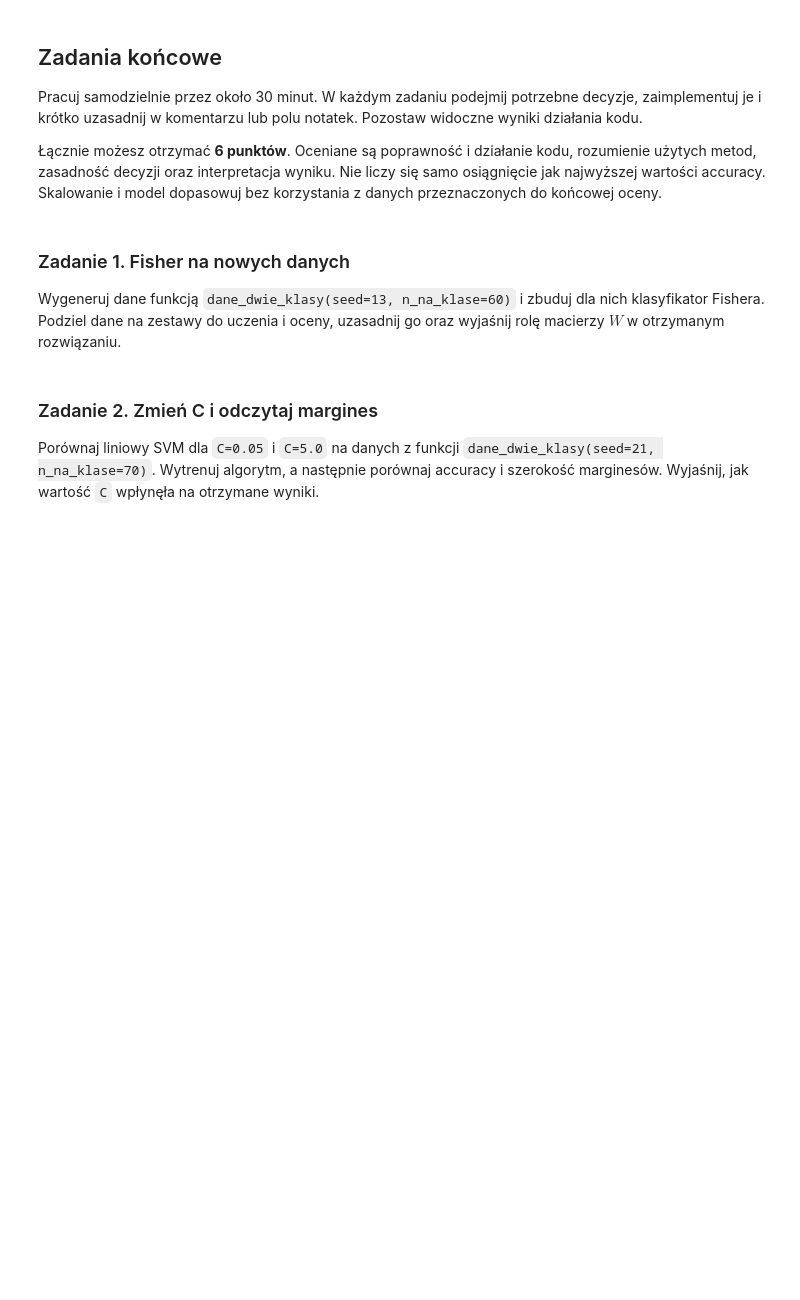
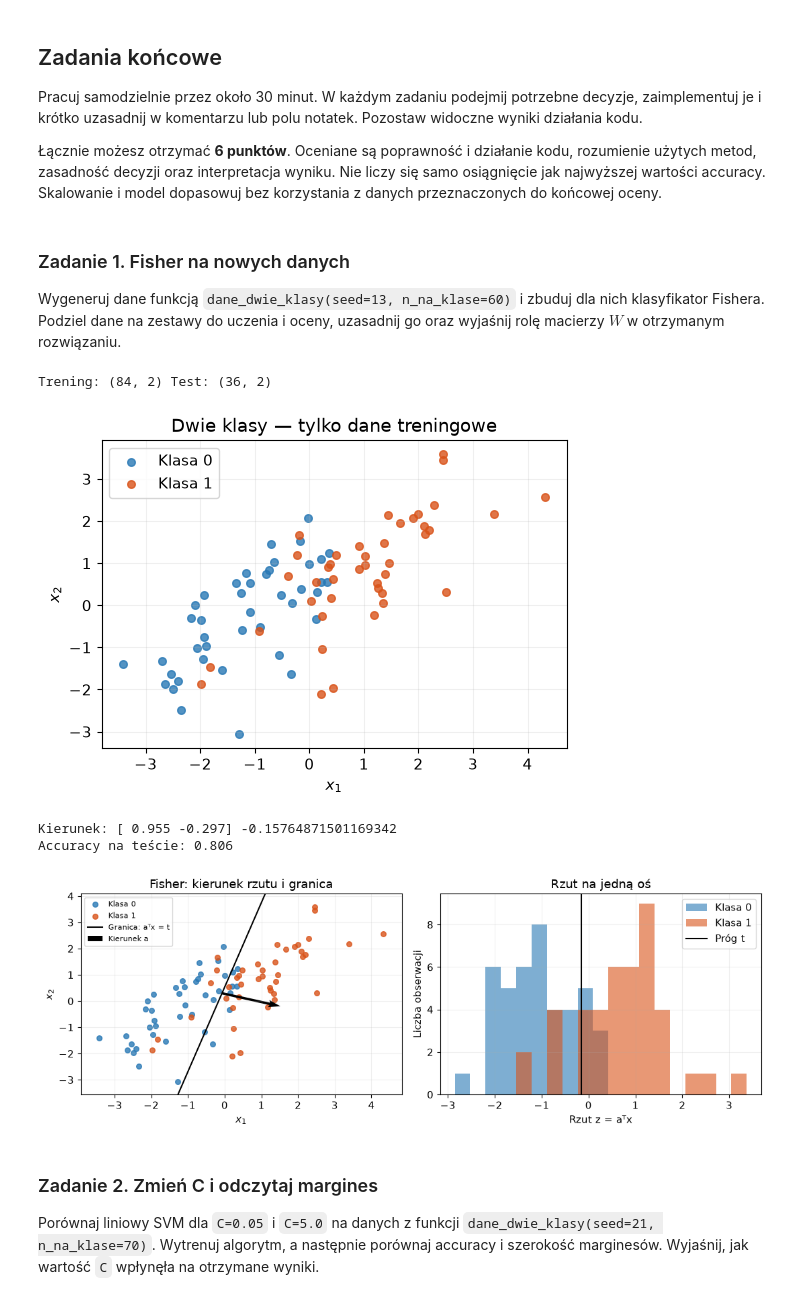
Before and after one commit to MichalPietruszynski7/um, a Jupyter notebook: lab1/lab01_fisher_svm.ipynb, the cells around one changed output. Cells and saved outputs as stored; diff of their text form; code cells hidden in the pictures; blank space fills up the shorter version.

```diff
--- a/lab1/lab01_fisher_svm.ipynb
+++ b/lab1/lab01_fisher_svm.ipynb
@@ -415,6 +429,63 @@ dla nich klasyfikator Fishera. Podziel dane na zestawy do uczenia
 i oceny, uzasadnij go oraz wyjaśnij rolę macierzy $W$ w otrzymanym rozwiązaniu.
 # %%
 # Rozwiązanie zadania 1
+X, y = dane_dwie_klasy(seed=13,n_na_klase=60)
+X_train, X_test, y_train, y_test = train_test_split(
+    X, y, test_size=0.30, stratify=y, random_state=42
+)
+
+print("Trening:", X_train.shape, "Test:", X_test.shape)
+fig, ax = plt.subplots()
+rysuj_klasy(X_train, y_train, ax)
+ax.set_title("Dwie klasy — tylko dane treningowe")
+plt.show()
+
+
+a_f, t_f = fisher_fit(X_train, y_train)
+print("Kierunek:", a_f.round(3), t_f)
+y_pred_f = fisher_predict(X_test,a_f,t_f)
+print(f"Accuracy na teście: {accuracy_score(y_test, y_pred_f):.3f}")
+
+
+fig, axes = plt.subplots(1, 2, figsize=(11, 4))
+rysuj_klasy(X_train, y_train, axes[0])
+punkt_na_granicy = t_f * a_f  # ||a_f|| = 1
+kierunek_granicy = np.array([-a_f[1], a_f[0]])
+odcinek = punkt_na_granicy + np.linspace(-6, 6, 100)[:, None] * kierunek_granicy
+axes[0].plot(*odcinek.T, "k-", label="Granica: aᵀx = t")
+srodek = X_train.mean(axis=0)
+axes[0].quiver(
+    *srodek,
+    *a_f,
+    angles="xy",
+    scale_units="xy",
+    scale=0.6,
+    color="black",
+    label="Kierunek a",
+)
+axes[0].set(
+    xlim=(X_train[:, 0].min() - 0.5, X_train[:, 0].max() + 0.5),
+    ylim=(X_train[:, 1].min() - 0.5, X_train[:, 1].max() + 0.5),
+    title="Fisher: kierunek rzutu i granica",
+)
+axes[0].legend(fontsize=8)
+z_train = X_train @ a_f
+bins = np.linspace(z_train.min(), z_train.max(), 20)
+for k in (0, 1):
+    axes[1].hist(
+        z_train[y_train == k], bins=bins, alpha=0.6, color=KOLORY[k], label=f"Klasa {k}"
+    )
+axes[1].axvline(t_f, color="black", label="Próg t")
+axes[1].set(xlabel="Rzut z = aᵀx", ylabel="Liczba obserwacji", title="Rzut na jedną oś")
+axes[1].legend()
+plt.tight_layout()
+plt.show()
+# %% [output]
+Trening: (84, 2) Test: (36, 2)
+[figure, added]
+Kierunek: [ 0.955 -0.297] -0.15764871501169342
+Accuracy na teście: 0.806
+[figure, added]
 # %% [markdown]
 ### Zadanie 2. Zmień C i odczytaj margines
 
```
Also changed, not shown: parts of 6 cells of this notebook.
